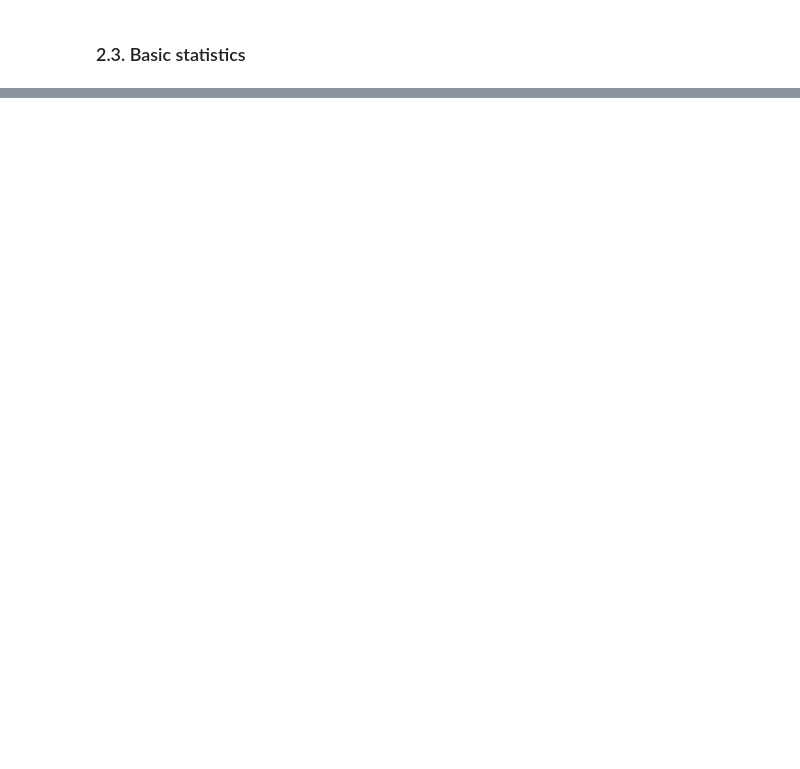
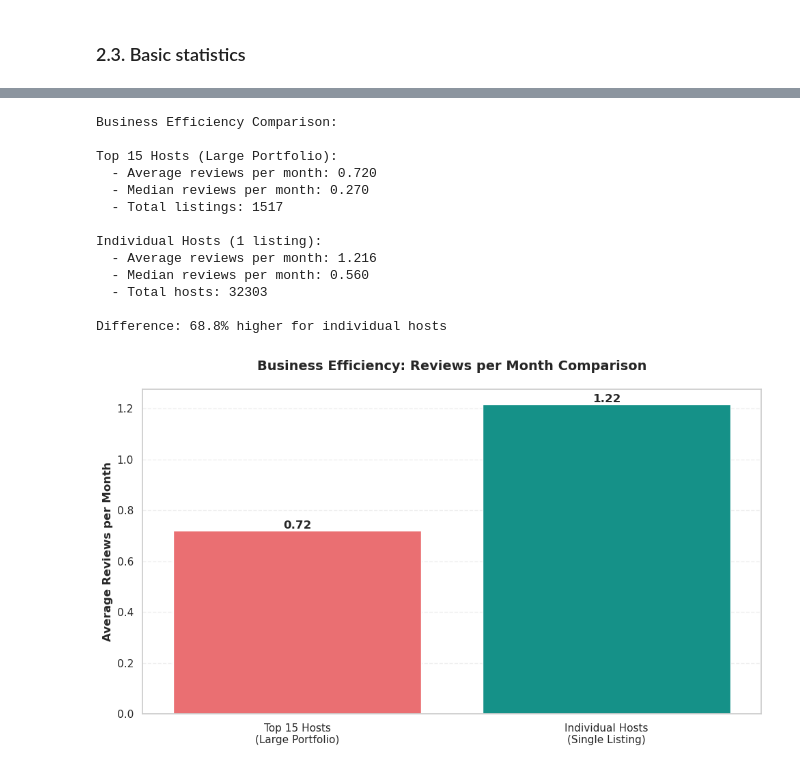
Before and after one commit to Shinoaki0145/New_York_City_Airbnb_Open_Data, a Jupyter notebook: notebooks/01_data_exploration.ipynb, the cells around one changed output, grey strips where cells are left out. Drawn from its saved outputs; the diff is of its cells as text; code cells hidden in the pictures; blank space fills up the shorter version.

```diff
--- a/notebooks/01_data_exploration.ipynb
+++ b/notebooks/01_data_exploration.ipynb
@@ -260,0 +590,68 @@ plot_top_hosts(host_ids, host_names, top_n=15)
+# %%
+reviews_per_month_idx = np.where(column_names == 'reviews_per_month')[0][0]
+reviews_per_month_data = data[:, reviews_per_month_idx]
+
+unique_hosts, host_counts = np.unique(host_ids, return_counts=True)
+
+top_15_host_ids = unique_hosts[np.argsort(host_counts)[-15:]]
+
+# Calculate average reviews_per_month for Top 15 hosts
+top_15_reviews = []
+for host_id in top_15_host_ids:
+    host_mask = host_ids == host_id
+    host_reviews = reviews_per_month_data[host_mask]
+
+    for review in host_reviews:
+        if review != '':
+            try:
+                top_15_reviews.append(float(review))
+            except:
+                pass
+
+# Calculate average reviews_per_month for individual hosts (1 listing only)
+individual_hosts = unique_hosts[host_counts == 1]
+individual_reviews = []
+for host_id in individual_hosts:
+    host_mask = host_ids == host_id
+    host_reviews = reviews_per_month_data[host_mask]
+
+    for review in host_reviews:
+        if review != '':
+            try:
+                individual_reviews.append(float(review))
+            except:
+                pass
+
+# Calculate statistics
+top_15_avg = np.mean(top_15_reviews) if len(top_15_reviews) > 0 else 0
+individual_avg = np.mean(individual_reviews) if len(individual_reviews) > 0 else 0
+
+print("Business Efficiency Comparison:")
+print(f"\nTop 15 Hosts (Large Portfolio):")
+print(f"  - Average reviews per month: {top_15_avg:.3f}")
+print(f"  - Median reviews per month: {np.median(top_15_reviews):.3f}")
+print(f"  - Total listings: {sum(host_counts[np.isin(unique_hosts, top_15_host_ids)])}")
+
+print(f"\nIndividual Hosts (1 listing):")
+print(f"  - Average reviews per month: {individual_avg:.3f}")
+print(f"  - Median reviews per month: {np.median(individual_reviews):.3f}")
+print(f"  - Total hosts: {len(individual_hosts)}")
+
+print(f"\nDifference: {((individual_avg - top_15_avg) / top_15_avg * 100):.1f}% {'higher' if individual_avg > top_15_avg else 'lower'} for individual hosts")
+
+plot_business_efficiency_comparison(top_15_avg, individual_avg)
+# %% [output]
+Business Efficiency Comparison:
+
+Top 15 Hosts (Large Portfolio):
+  - Average reviews per month: 0.720
+  - Median reviews per month: 0.270
+  - Total listings: 1517
+
+Individual Hosts (1 listing):
+  - Average reviews per month: 1.216
+  - Median reviews per month: 0.560
+  - Total hosts: 32303
+
+Difference: 68.8% higher for individual hosts
+[figure, added]
```
Also changed, not shown: parts of 78 cells of this notebook, 34 other files.
